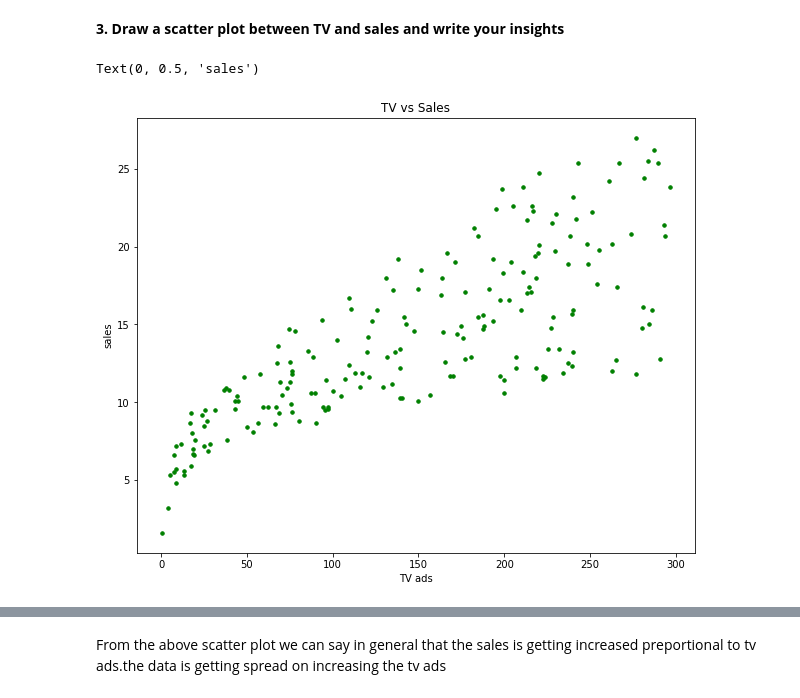
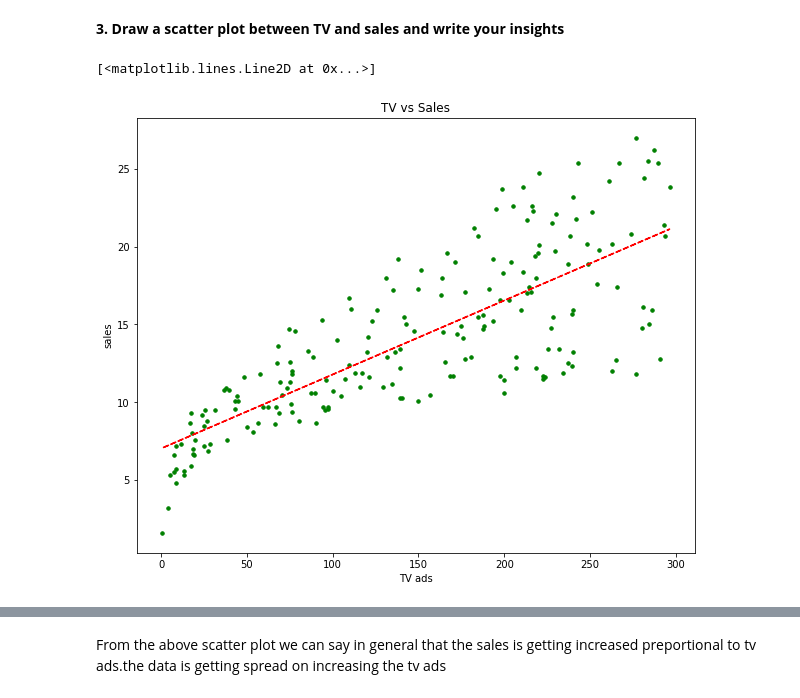
Before and after one commit to muhammedshafahp/DSA-ICTAK, a Jupyter notebook: Week7_Activity.ipynb, the cells around one changed output, grey strips where cells are left out. Cells and saved outputs as stored; diff of their text form; code cells hidden in the pictures.

```diff
--- a/Week7_Activity.ipynb
+++ b/Week7_Activity.ipynb
@@ -73,10 +69,15 @@ In the above three table we can see the mininmum, maximum, Average, median and p
 # %%
 
 plt.figure(figsize=(10,8))
-plt.scatter(data['TV'],data['Sales'],s=12,color='green')
+x=data['TV']
+y=data['Sales']
+plt.scatter(x,y,s=12,color='green')
 plt.title('TV vs Sales')
 plt.xlabel('TV ads')
 plt.ylabel('sales')
+Z = np.polyfit(x, y, 1)
+P = np.poly1d(Z)
+plt.plot(x,P(x),"r--")
 # %% [output]
-Text(0, 0.5, 'sales')
+[<matplotlib.lines.Line2D at 0x...>]
-[figure, old version]
+[figure, new version]
```
Also changed, not shown: parts of 15 cells of this notebook.
